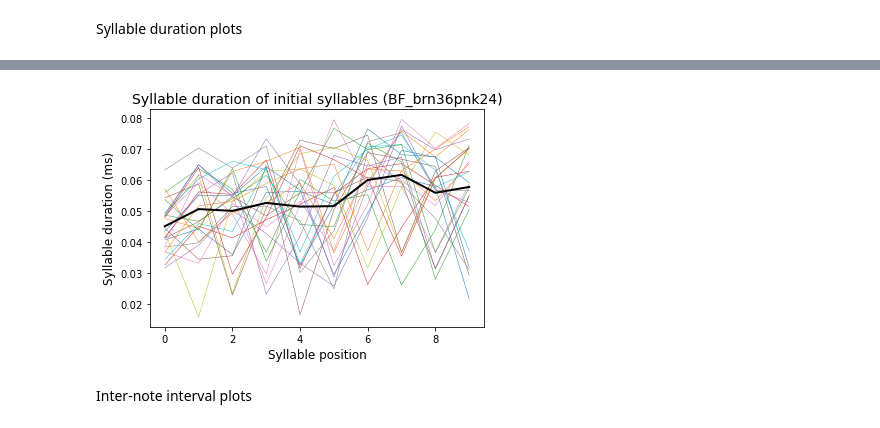
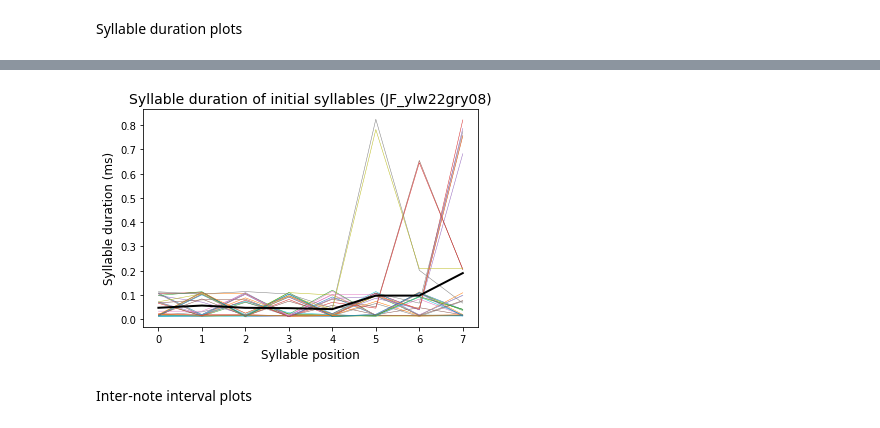
Before and after one commit to vasudha-kulkarni/IN-comparative-analysis, a Jupyter notebook: Quantifying_differences.ipynb, the cells around one changed output, grey strips where cells are left out. Saved outputs shown, nothing was run; the diff lists cells and outputs as text; code cells hidden in the pictures.

```diff
--- a/Quantifying_differences.ipynb
+++ b/Quantifying_differences.ipynb
@@ -146,7 +146,7 @@ Fraction of unique start syllables: 0.2
 #Import onset-offset data with 'Start-End' rows
 os.chdir('D:\\4th Year\\Semester 7\\BI4313 Sem Project\\IN-comparative-analysis\\IN-comparative-analysis\\OnsetOffsetFiles')
 
-data = pandas.read_csv('BF_brn36pnk24_start_end.csv', header=None,
+data = pandas.read_csv('JF_ylw22gry08_start_end.csv', header=None,
         names = ['FileName', 'Syll #', 'Syll Label',
        ' Syll Onset (ms)', ' Syll Offset (ms)', ' Syll Duration (sec)', ' Mean Frequency (Hz)',
        ' Entropy', 'Log Amplitude (dB)', 'Pitch Goodness', 'FrequencyModulation',
@@ -255,5 +255,5 @@ Average number of syllables in a song bout: 101.29629629629629
 # %%
-mml = 10
+mml = 8
 # %% [markdown]
 3. Number of times the first syllable in a song bout repeats
 # %%
@@ -409,33 +409,33 @@ plt.savefig('03 duration all syllables BF_brn36pnk24.png', dpi = 600)
 # %%
 #Syllable durations
 
 duration = []
 for i in range(len(song_motif)):
     d = song_motif[i][' Syll Duration (sec)']
     d = d.tolist()[:mml]
     duration.append(d)
 
 dur_10syl = np.array([np.array(i) for i in duration])
 
 for i in range(len(song_motif)):
     bout = song_motif[i]
     dur = bout[' Syll Duration (sec)']
     dur = dur.tolist()[:mml]
     x = np.arange(mml)
     plt.plot(x, dur, linewidth = 0.5)
 
 #plot the average values of first 10 syllables
 xaxis = np.arange(mml)
 plt.plot(xaxis, mean_value(dur_10syl), 'k', linewidth = 2)
 
 plt.xlabel('Syllable position', fontsize = 12)
 plt.ylabel('Syllable duration (ms)', fontsize = 12)
-plt.title('Syllable duration of initial syllables (BF_brn36pnk24)', fontsize = 14)
+plt.title('Syllable duration of initial syllables (JF_ylw22gry08)', fontsize = 14)
 
 #plt.show()
-plt.savefig('04 duration init syllables BF_brn36pnk24.png', dpi = 600)
+plt.savefig('04 duration init syllables JF_ylw22gry08.png', dpi = 600)
 # %% [output]
-[figure, old version]
+[figure, new version]
 # %% [markdown]
 Inter-note interval plots
 # %%
```
Also changed, not shown: parts of 9 cells of this notebook, 12 other files.
